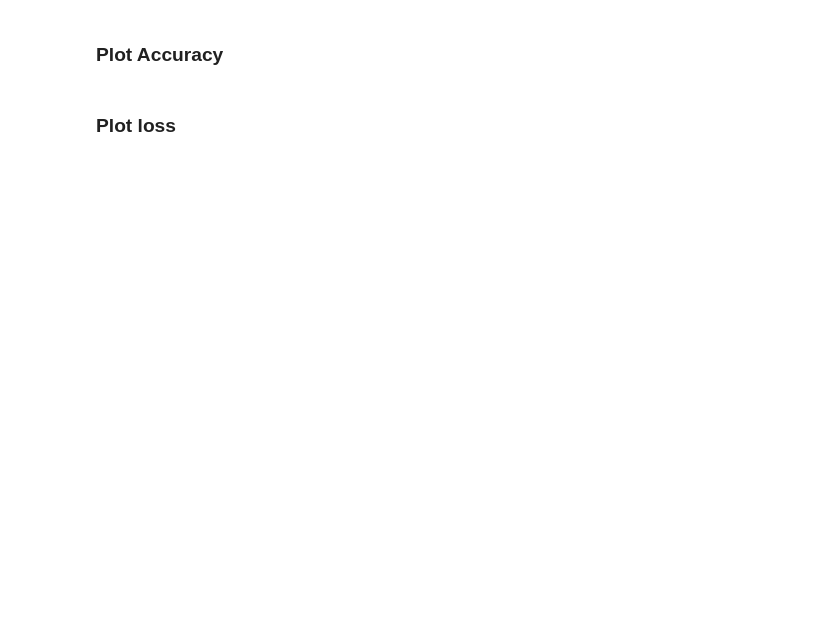
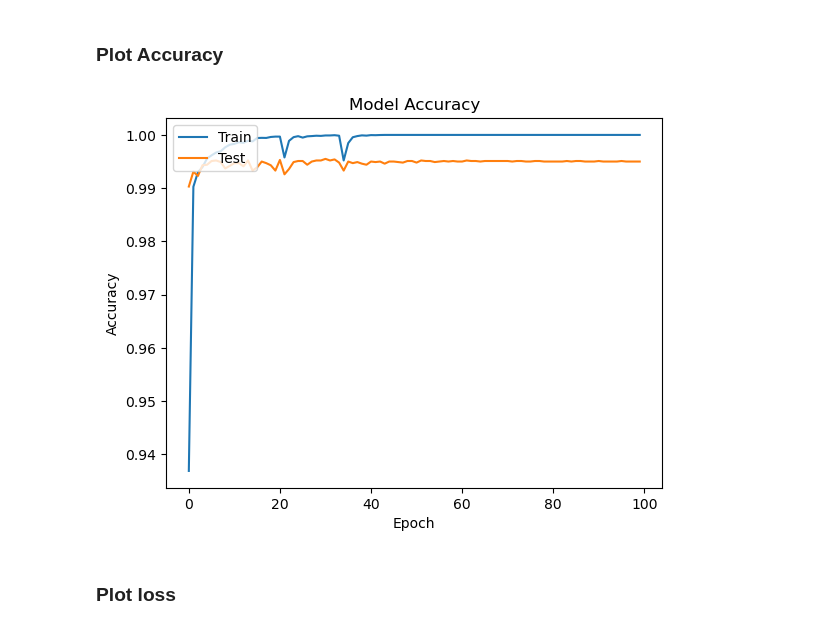
Before and after one commit to bkuriach/AIT-401-deep-learning, a Jupyter notebook: src/lab_8_transfer_learning/mnist_transfer_learning.ipynb, the cells around one changed output. Drawn from its saved outputs; the diff is of its cells as text; code cells hidden in the pictures; blank space fills up the shorter version.

```diff
--- a/src/lab_8_transfer_learning/mnist_transfer_learning.ipynb
+++ b/src/lab_8_transfer_learning/mnist_transfer_learning.ipynb
@@ -180,13 +180,15 @@ Epoch 75/100
 ### Plot Accuracy
 # %%
 # Plot the accuracy from the training history
-plt.plot(history.history['sparse_categorical_accuracy'])
-plt.plot(history.history['val_sparse_categorical_accuracy'])
+plt.plot(history.history['accuracy'])
+plt.plot(history.history['val_accuracy'])
 plt.title('Model Accuracy')
 plt.ylabel('Accuracy')
 plt.xlabel('Epoch')
 plt.legend(['Train', 'Test'], loc='upper left')
 plt.show()
+# %% [output]
+[figure, added]
 # %% [markdown]
 ### Plot loss
 # %%
```
Also changed, not shown: parts of 8 cells of this notebook, 1 other file.
